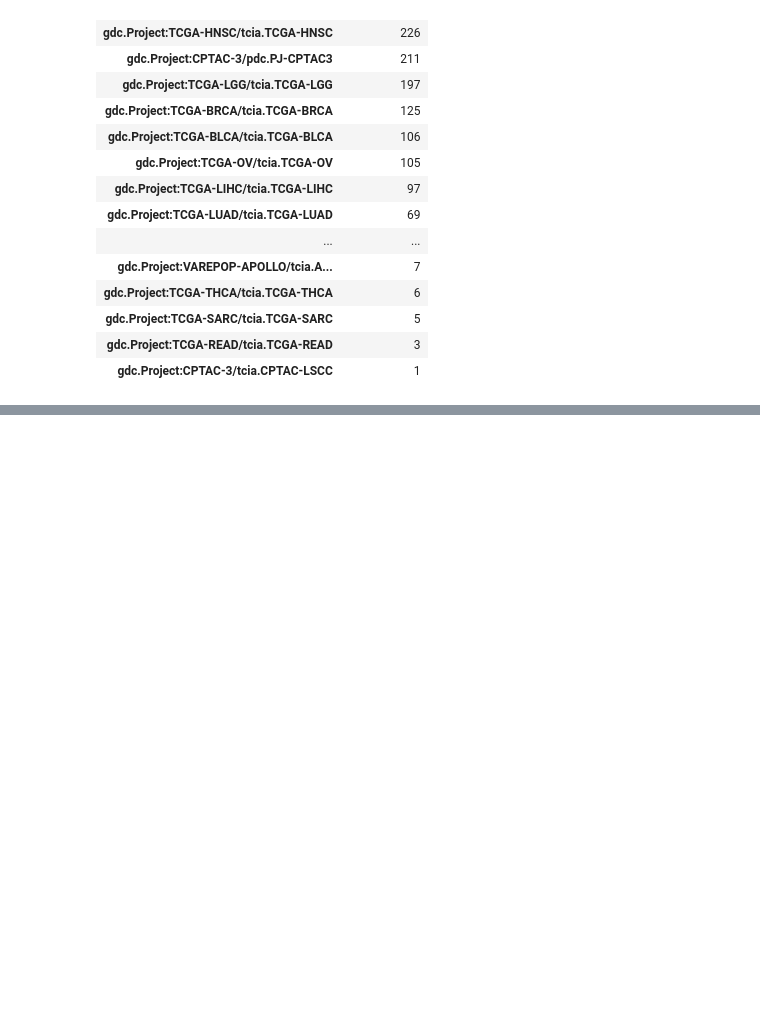
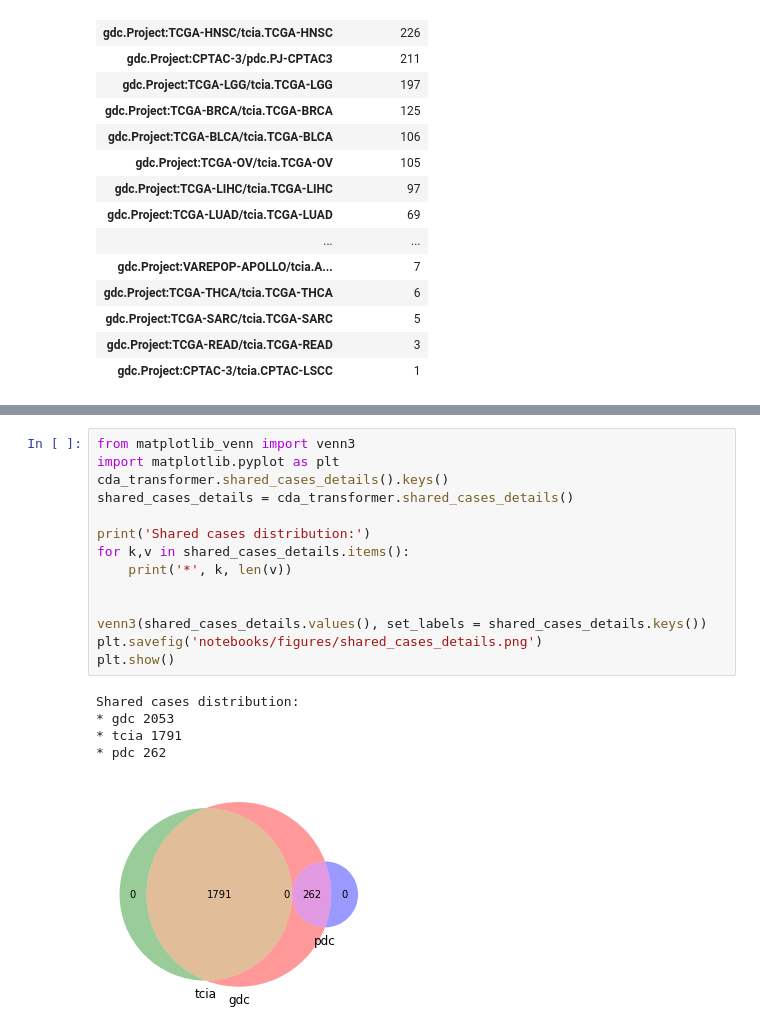
Before and after one commit to bmeg/bmeg-etl, a Jupyter notebook: notebooks/cda.ipynb, the cells around one changed output, grey strips where cells are left out. Saved outputs shown, nothing was run; the diff lists cells and outputs as text; blank space fills up the shorter version.

```diff
--- a/notebooks/cda.ipynb
+++ b/notebooks/cda.ipynb
@@ -94,0 +143,20 @@ pd.DataFrame([(k,v) for k, v in cda_transformer.shared_cases_summary().items()],
+# %%
+from matplotlib_venn import venn3
+import matplotlib.pyplot as plt
+cda_transformer.shared_cases_details().keys()
+shared_cases_details = cda_transformer.shared_cases_details()
+
+print('Shared cases distribution:')
+for k,v in shared_cases_details.items():
+    print('*', k, len(v))
+
+
+venn3(shared_cases_details.values(), set_labels = shared_cases_details.keys())
+plt.savefig('notebooks/figures/shared_cases_details.png')
+plt.show()
+# %% [output]
+Shared cases distribution:
+* gdc 2053
+* tcia 1791
+* pdc 262
+[figure, added]
```
Also changed, not shown: parts of 8 cells of this notebook, 12 other files.
